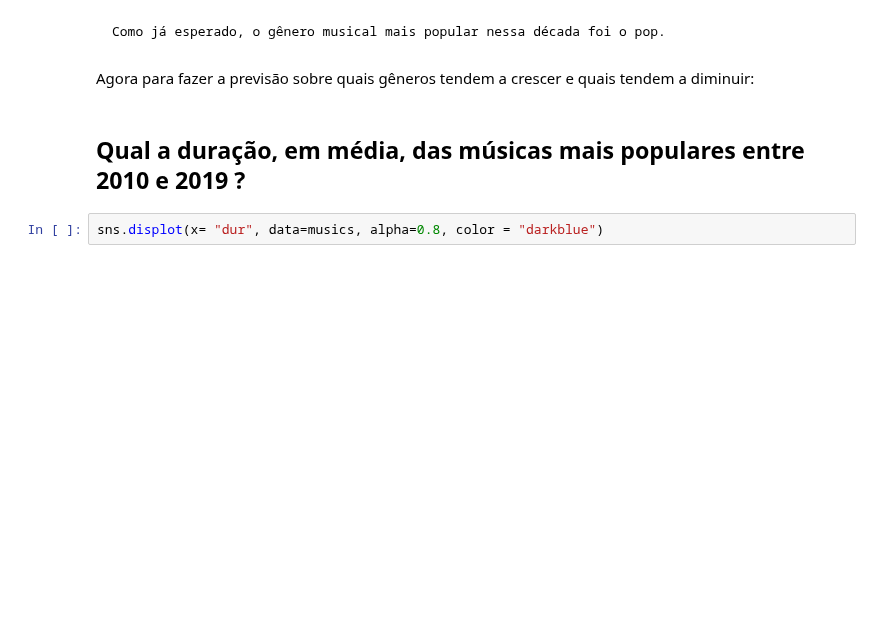
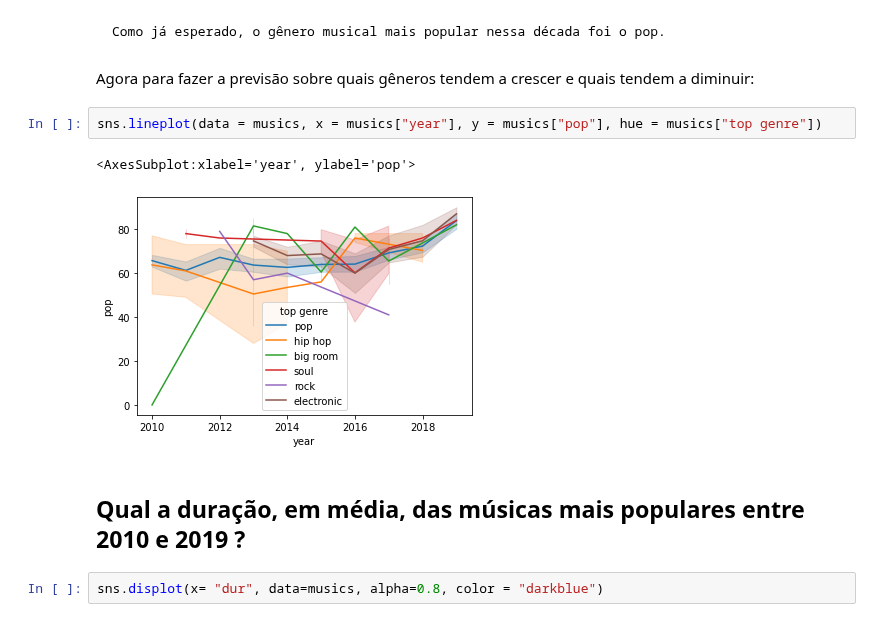
Before and after one commit to viniciusolzon/Music_Analysis, a Jupyter notebook: notebooks/graficos_top10spotify.ipynb, the cells around one changed output. Drawn from its saved outputs; the diff is of its cells as text; blank space fills up the shorter version.

Commit message:
Lineplot dos gêneros mais populares ok

```diff
--- a/notebooks/graficos_top10spotify.ipynb
+++ b/notebooks/graficos_top10spotify.ipynb
@@ -118,6 +209,11 @@ Name: top genre, dtype: object
     Como já esperado, o gênero musical mais popular nessa década foi o pop.
 # %% [markdown]
 Agora para fazer a previsão sobre quais gêneros tendem a crescer e quais tendem a diminuir:
+# %%
+sns.lineplot(data = musics, x = musics["year"], y = musics["pop"], hue = musics["top genre"])
+# %% [output]
+<AxesSubplot:xlabel='year', ylabel='pop'>
+[figure, added]
 # %% [markdown]
 ##    Qual a duração, em média, das músicas mais populares entre 2010 e 2019 ?
 # %%
```
Also changed, not shown: parts of 4 cells of this notebook, 1 other file.
